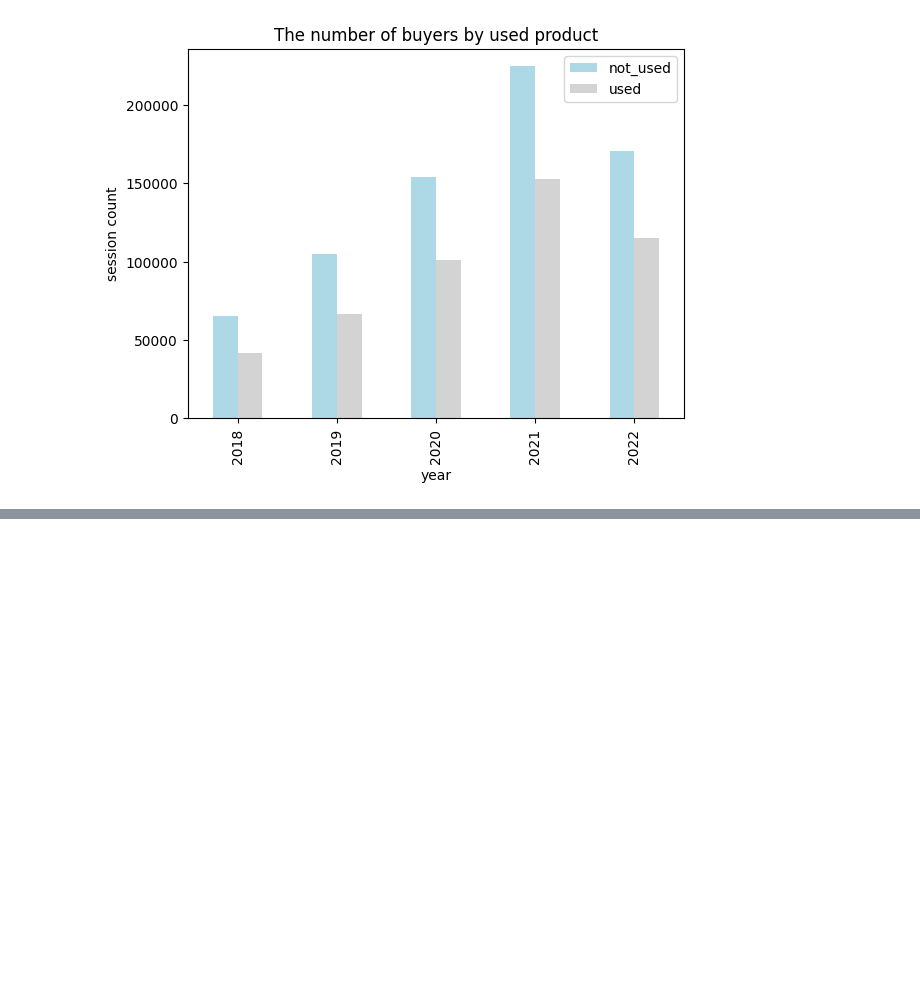
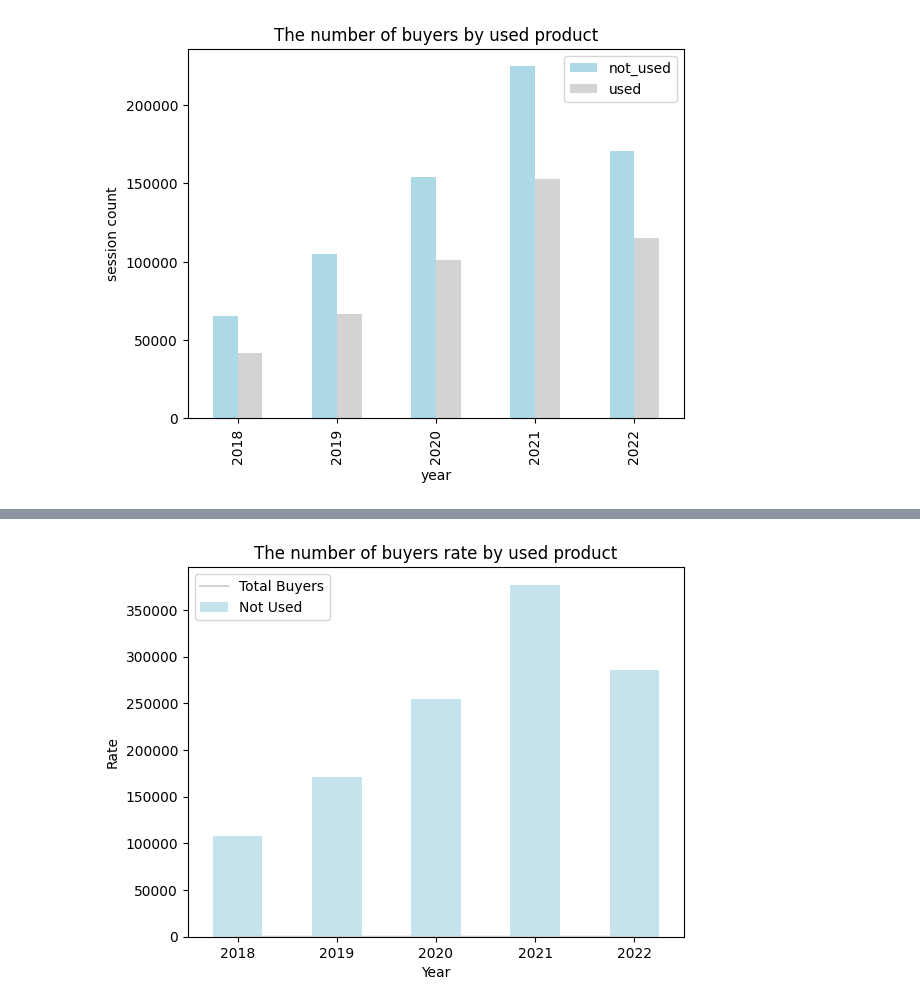
Before and after one commit to OKOKproject/ecommerce_project, a Jupyter notebook: TP2.ipynb, the cells around one changed output, grey strips where cells are left out. Cells and saved outputs as stored; diff of their text form; code cells hidden in the pictures; blank space fills up the shorter version.

```diff
--- a/TP2.ipynb
+++ b/TP2.ipynb
@@ -226,0 +320,19 @@ plt.show()
+# %%
+import matplotlib.pyplot as plt
+
+labels = ['Not Used', 'Used']
+colors = ['#ADD8E6', '#D3D3D3']
+
+# ax = df_rate['sum'].plot(kind='bar', alpha=0.7, color=colors[0])
+# df_rate['1_rate'].plot(kind='line', ax=ax, color=colors[1:])
+df_rate['sum'].plot(kind='bar', alpha=0.7, color=colors[0])
+df_rate['1_rate'].plot(kind='line', color=colors[1:])
+
+plt.title('The number of buyers rate by used product')
+plt.xlabel('Year')
+plt.ylabel('Rate')
+plt.legend(['Total Buyers', 'Not Used', 'Used'])
+plt.xticks(range(len(df_rate)), df_rate['연도'])
+plt.show()
+# %% [output]
+[figure, added]
```
Also changed, not shown: parts of 12 cells of this notebook.
